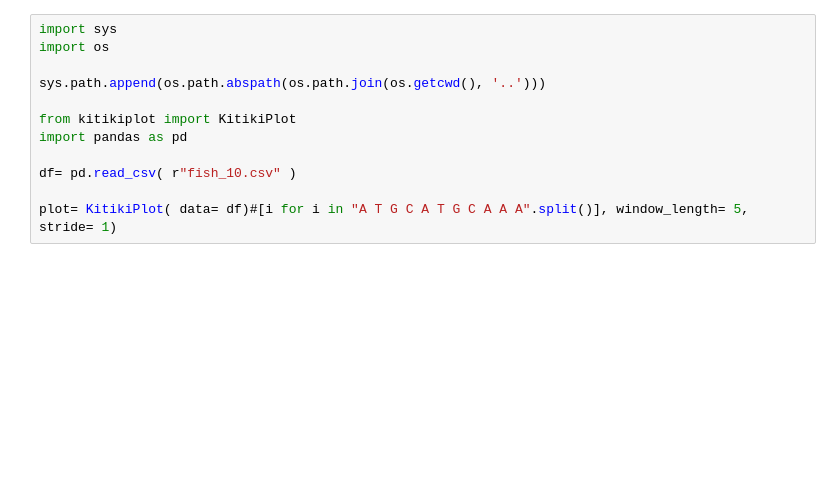
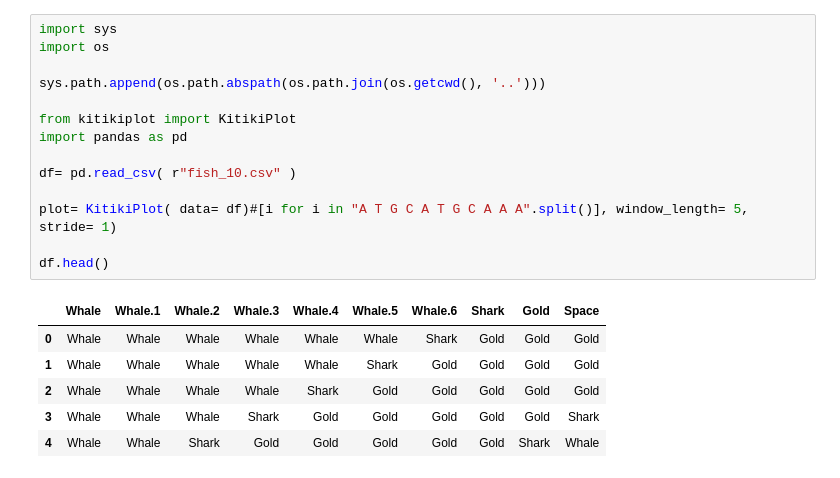
Before and after one commit to BodduSriPavan-111/kitikiplot, a Jupyter notebook: examples/Usage_Guide.ipynb, the cells around one changed output. Cells and saved outputs as stored; diff of their text form; blank space fills up the shorter version.

```diff
--- a/examples/Usage_Guide.ipynb
+++ b/examples/Usage_Guide.ipynb
@@ -1,15 +1,24 @@
 # %%
 import sys
 import os
 
 sys.path.append(os.path.abspath(os.path.join(os.getcwd(), '..')))
 
 from kitikiplot import KitikiPlot
 import pandas as pd
 
 df= pd.read_csv( r"fish_10.csv" )
 
 plot= KitikiPlot( data= df)#[i for i in "A T G C A T G C A A A".split()], window_length= 5, stride= 1)
+
+df.head()
+# %% [output]
+|  | Whale | Whale.1 | Whale.2 | Whale.3 | Whale.4 | Whale.5 | Whale.6 | Shark | Gold | Space |
+| 0 | Whale | Whale | Whale | Whale | Whale | Whale | Shark | Gold | Gold | Gold |
+| 1 | Whale | Whale | Whale | Whale | Whale | Shark | Gold | Gold | Gold | Gold |
+| 2 | Whale | Whale | Whale | Whale | Shark | Gold | Gold | Gold | Gold | Gold |
+| 3 | Whale | Whale | Whale | Shark | Gold | Gold | Gold | Gold | Gold | Shark |
+| 4 | Whale | Whale | Shark | Gold | Gold | Gold | Gold | Gold | Shark | Whale |
 # %%
 plot.plot(figsize= (20, 5), display_legend= True,
           cmap="PuBuGn",
```
Also changed, not shown: parts of 10 cells of this notebook, 7 other files.
